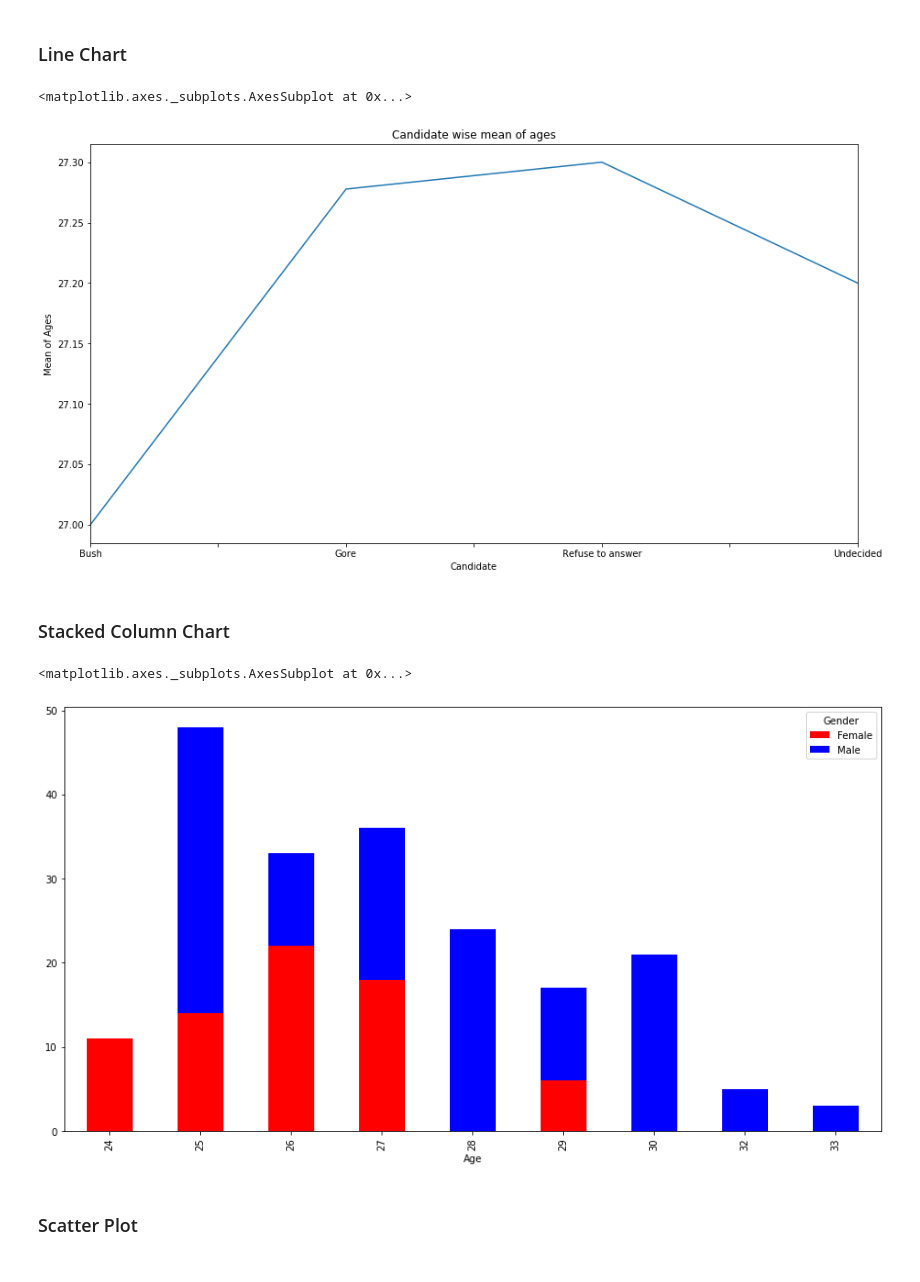
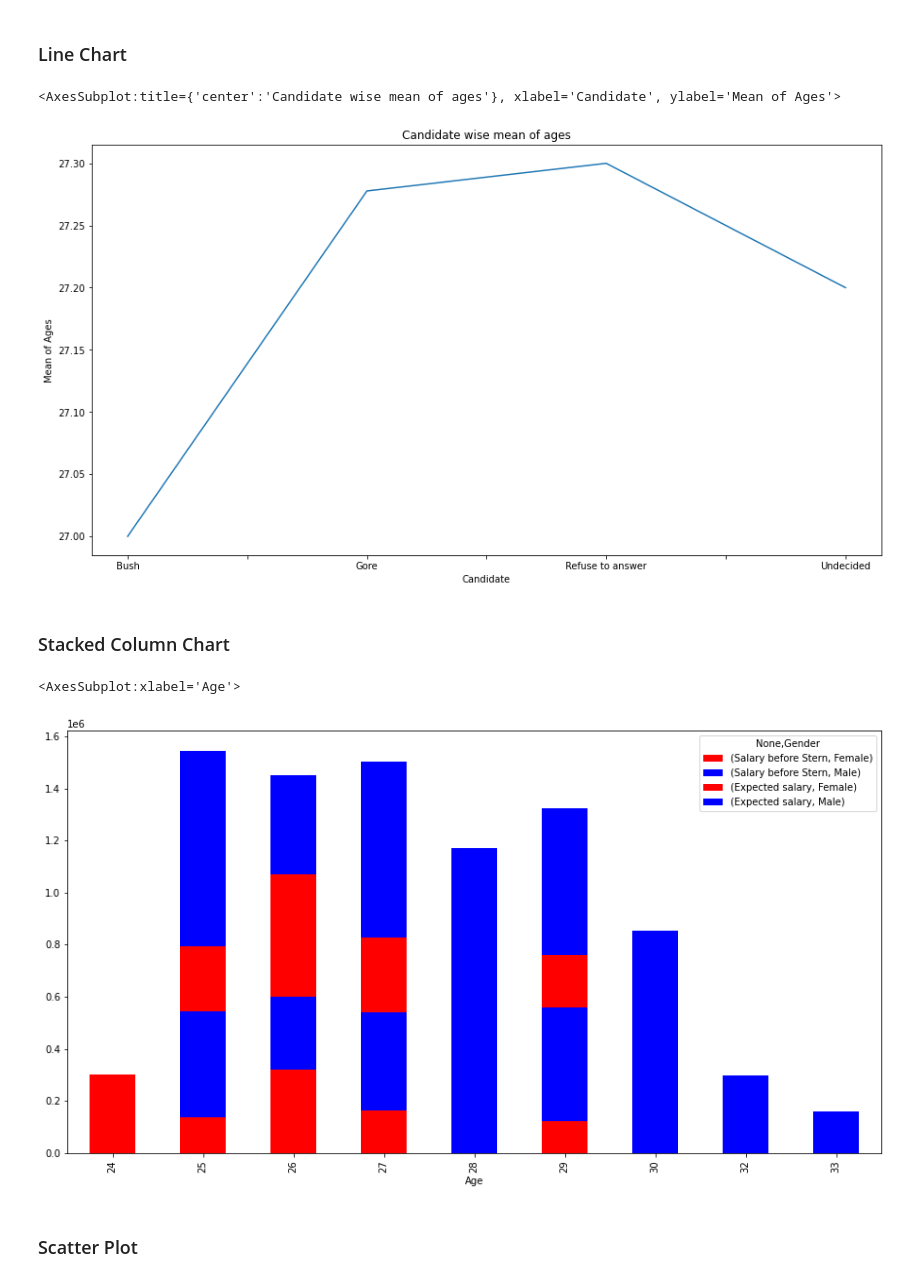
Before and after one commit to rsouza/Python_Course, a Jupyter notebook: Notebooks/16_Pandas_Descriptive_statistic.ipynb, the cells around one changed output. Saved outputs shown, nothing was run; the diff lists cells and outputs as text; code cells hidden in the pictures.

```diff
--- a/Notebooks/16_Pandas_Descriptive_statistic.ipynb
+++ b/Notebooks/16_Pandas_Descriptive_statistic.ipynb
@@ -11,7 +11,7 @@ import seaborn as sns
 # %% [markdown]
 #### Reading Dataframe from Excel
 # %%
-dfvote = pd.read_excel(os.path.join('../Data','votesurvey.xls'))
+dfvote = pd.read_excel(os.path.join('../Data','CSV','votesurvey.xls'))
 # %% [markdown]
 #### First steps examining data
 # %%
@@ -149,16 +150,16 @@ ax1.set_title("Candidate wise mean of ages")
 
 var.plot(ax=ax1, kind='line')
 # %% [output]
-<matplotlib.axes._subplots.AxesSubplot at 0x...>
+<AxesSubplot:title={'center':'Candidate wise mean of ages'}, xlabel='Candidate', ylabel='Mean of Ages'>
-[figure, old version]
+[figure, new version]
 # %% [markdown]
 ### Stacked Column Chart
 # %%
-var = dfvote.groupby(['Age','Gender']).Random.sum()
+var = dfvote.groupby(['Age','Gender']).sum()
 var.unstack().plot(kind='bar',stacked=True,  color=['red','blue'], grid=False, figsize=(15,8))
 # %% [output]
-<matplotlib.axes._subplots.AxesSubplot at 0x...>
+<AxesSubplot:xlabel='Age'>
-[figure, old version]
+[figure, new version]
 # %% [markdown]
 ### Scatter Plot
 # %%
```
Also changed, not shown: parts of 7 cells of this notebook, 1 other file.
